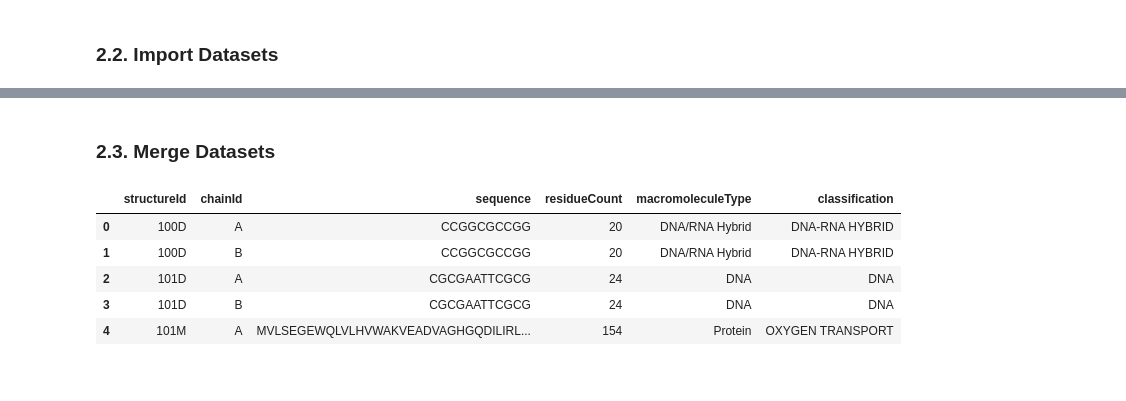
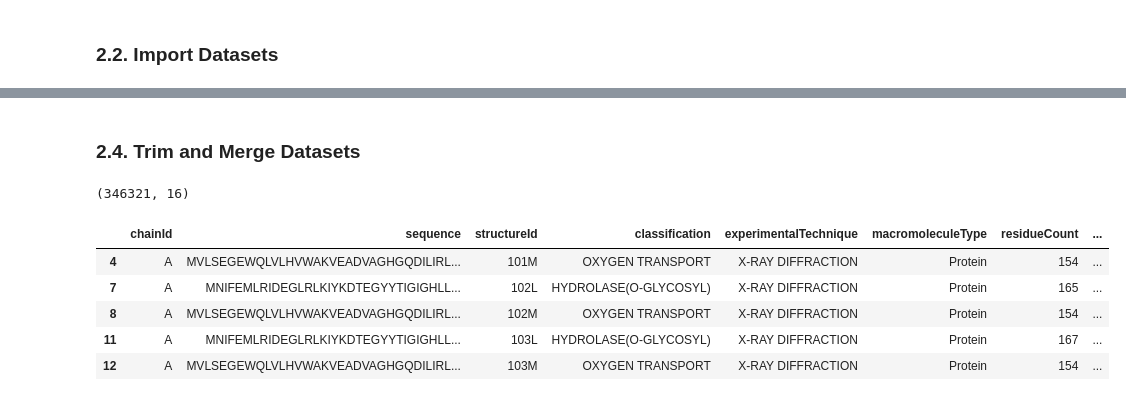
Before and after one commit to paul-london/Machine-Learning-Classification-of-Structural-Protein-Sequences-for-Drug-Discovery, a Jupyter notebook: Notebook.ipynb, the cells around one changed output, grey strips where cells are left out. Drawn from its saved outputs; the diff is of its cells as text; code cells hidden in the pictures.

```diff
--- a/Notebook.ipynb
+++ b/Notebook.ipynb
@@ -113,21 +271,27 @@ display(sequences.head())
 # %% [markdown]
-### 2.3. Merge Datasets
+### 2.4. Trim and Merge Datasets
 # %%
-# Keep only needed columns from metadata
-metadata_subset = metadata[['structureId', 'classification']]
+# Merge sequences with metadata for complete dataset
+data_all = pd.merge(sequences[['chainId', 'sequence', 'structureId']], metadata, on='structureId', how='inner', suffixes=('', '')) # Avoids redundant columns duplicating
 
-# Merge sequences with classifications
-data = sequences.merge(metadata_subset, on='structureId', how='inner')
+# Keep only protein data as a new df
+data = data_all[data_all['macromoleculeType'] == 'Protein']
 
-# Drop missing labels if any
+# Drop missing label and sequences since these will be the target and feature of models later
 data = data[data['classification'].notnull()]
+data = data[data['sequence'].notnull()]
+
+# Reset index
+data.reset_index()
 
 # Check
+print(data.shape)
 data.head()
 # %% [output]
+(346321, 16)
-|  | structureId | chainId | sequence | residueCount | macromoleculeType | classification |
-| 0 | 100D | A | CCGGCGCCGG | 20 | DNA/RNA Hybrid | DNA-RNA HYBRID |
-| 1 | 100D | B | CCGGCGCCGG | 20 | DNA/RNA Hybrid | DNA-RNA HYBRID |
-| 2 | 101D | A | CGCGAATTCGCG | 24 | DNA | DNA |
-| 3 | 101D | B | CGCGAATTCGCG | 24 | DNA | DNA |
-| 4 | 101M | A | MVLSEGEWQLVLHVWAKVEADVAGHGQDILIRL... | 154 | Protein | OXYGEN TRANSPORT |
+|  | chainId | sequence | structureId | classification | experimentalTechnique | macromoleculeType | residueCount | ... |
+| 4 | A | MVLSEGEWQLVLHVWAKVEADVAGHGQDILIRL... | 101M | OXYGEN TRANSPORT | X-RAY DIFFRACTION | Protein | 154 | ... |
+| 7 | A | MNIFEMLRIDEGLRLKIYKDTEGYYTIGIGHLL... | 102L | HYDROLASE(O-GLYCOSYL) | X-RAY DIFFRACTION | Protein | 165 | ... |
+| 8 | A | MVLSEGEWQLVLHVWAKVEADVAGHGQDILIRL... | 102M | OXYGEN TRANSPORT | X-RAY DIFFRACTION | Protein | 154 | ... |
+| 11 | A | MNIFEMLRIDEGLRLKIYKDTEGYYTIGIGHLL... | 103L | HYDROLASE(O-GLYCOSYL) | X-RAY DIFFRACTION | Protein | 167 | ... |
+| 12 | A | MVLSEGEWQLVLHVWAKVEADVAGHGQDILIRL... | 103M | OXYGEN TRANSPORT | X-RAY DIFFRACTION | Protein | 154 | ... |
```
Also changed, not shown: parts of 49 cells of this notebook.
